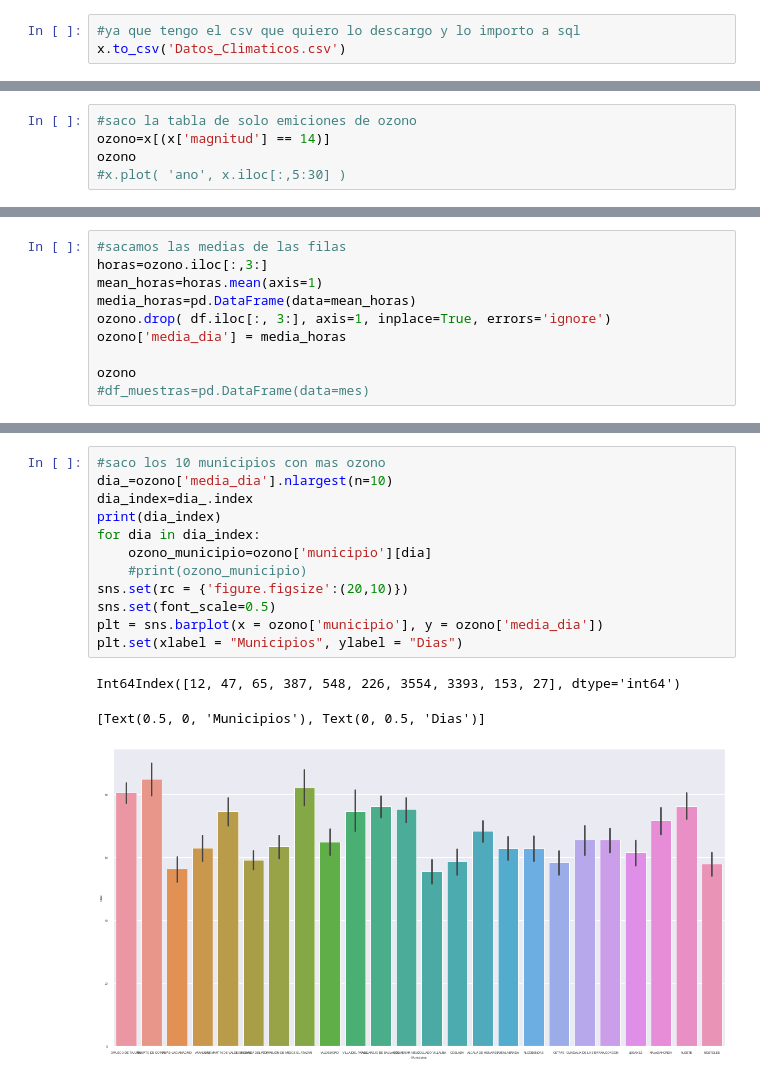
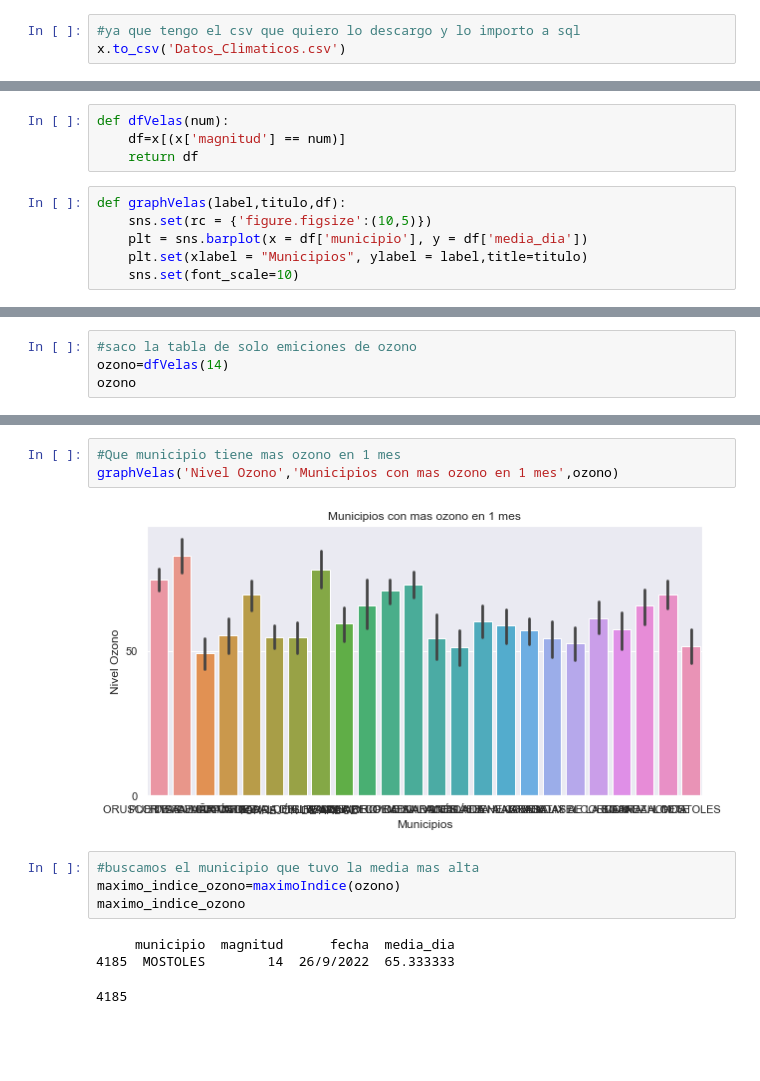
Before and after one commit to AlvaroMartinezSilva/IA, a Jupyter notebook: TrabajoGrupalIA.ipynb, the cells around one changed output, grey strips where cells are left out. Saved outputs shown, nothing was run; the diff lists cells and outputs as text; blank space fills up the shorter version.

```diff
--- a/TrabajoGrupalIA.ipynb
+++ b/TrabajoGrupalIA.ipynb
@@ -165,0 +224,10 @@ x.to_csv('Datos_Climaticos.csv')
+# %%
+def dfVelas(num):
+    df=x[(x['magnitud'] == num)]
+    return df
+# %%
+def graphVelas(label,titulo,df):
+    sns.set(rc = {'figure.figsize':(10,5)})
+    plt = sns.barplot(x = df['municipio'], y = df['media_dia'])
+    plt.set(xlabel = "Municipios", ylabel = label,title=titulo)
+    sns.set(font_scale=10)
@@ -166,6 +252,5 @@ x.to_csv('Datos_Climaticos.csv')
 # %%
 #saco la tabla de solo emiciones de ozono
-ozono=x[(x['magnitud'] == 14)]
+ozono=dfVelas(14)
 ozono
-#x.plot( 'ano', x.iloc[:,5:30] )
 # %% [output]
@@ -185,10 +269,0 @@ ozono
-# %%
-#sacamos las medias de las filas
-horas=ozono.iloc[:,3:]
-mean_horas=horas.mean(axis=1)
-media_horas=pd.DataFrame(data=mean_horas)
-ozono.drop( df.iloc[:, 3:], axis=1, inplace=True, errors='ignore')
-ozono['media_dia'] = media_horas
-
-ozono
-#df_muestras=pd.DataFrame(data=mes)
@@ -218,16 +270,13 @@ See the caveats in the documentation: https://pandas.pydata.org/pandas-docs/stab
 # %%
-#saco los 10 municipios con mas ozono
-dia_=ozono['media_dia'].nlargest(n=10)
-dia_index=dia_.index
-print(dia_index)
-for dia in dia_index:
-    ozono_municipio=ozono['municipio'][dia]
-    #print(ozono_municipio)
-sns.set(rc = {'figure.figsize':(20,10)})
-sns.set(font_scale=0.5)
-plt = sns.barplot(x = ozono['municipio'], y = ozono['media_dia'])
-plt.set(xlabel = "Municipios", ylabel = "Dias")
+#Que municipio tiene mas ozono en 1 mes
+graphVelas('Nivel Ozono','Municipios con mas ozono en 1 mes',ozono)
 # %% [output]
-Int64Index([12, 47, 65, 387, 548, 226, 3554, 3393, 153, 27], dtype='int64')
-[Text(0.5, 0, 'Municipios'), Text(0, 0.5, 'Dias')]
-[figure, old version]
+[figure, new version]
+# %%
+#buscamos el municipio que tuvo la media mas alta
+maximo_indice_ozono=maximoIndice(ozono)
+maximo_indice_ozono
+# %% [output]
+     municipio  magnitud      fecha  media_dia
+4185  MOSTOLES        14  26/9/2022  65.333333
+4185
```
Also changed, not shown: parts of 48 cells of this notebook, 1 other file.
